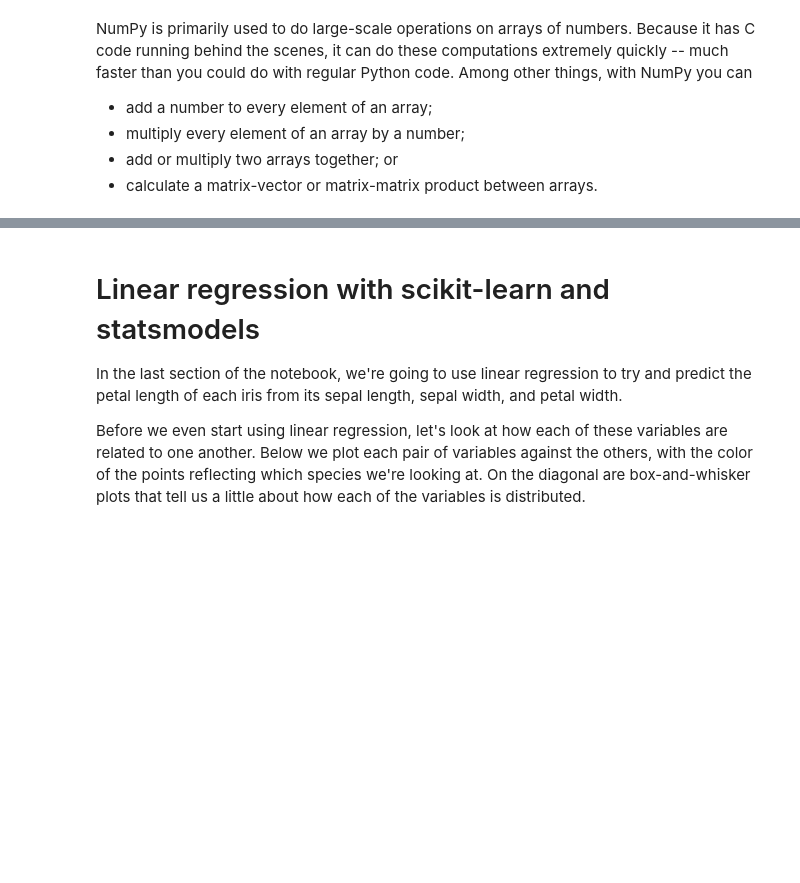
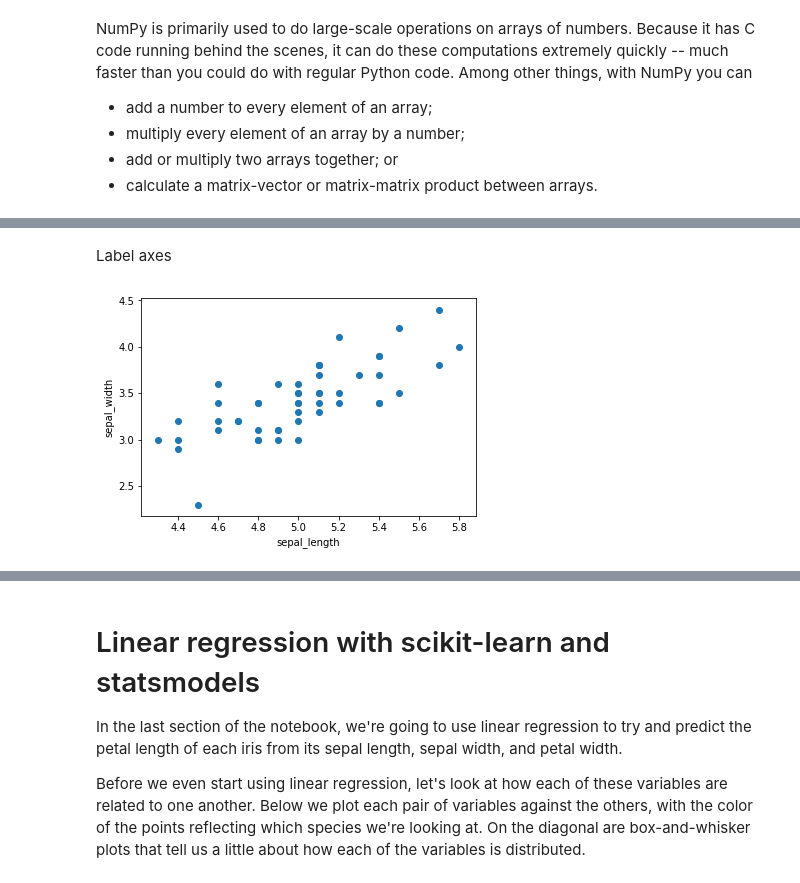
Before and after one commit to kernelmethod/Python-Data-Science-Workshop, a Jupyter notebook: 1. Introduction to Data Science in Python.ipynb, the cells around one changed output, grey strips where cells are left out. Drawn from its saved outputs; the diff is of its cells as text; code cells hidden in the pictures; blank space fills up the shorter version.

```diff
--- a/1. Introduction to Data Science in Python.ipynb
+++ b/1. Introduction to Data Science in Python.ipynb
@@ -625,0 +330,9 @@ py.iplot(fig)
+# %% [markdown]
+Label axes
+# %%
+plt.xlabel("sepal_length")
+plt.ylabel("sepal_width")
+plt.scatter(x,y)
+plt.show()
+# %% [output]
+[figure, added]
```
Also changed, not shown: parts of 23 cells of this notebook, 3 other files.
